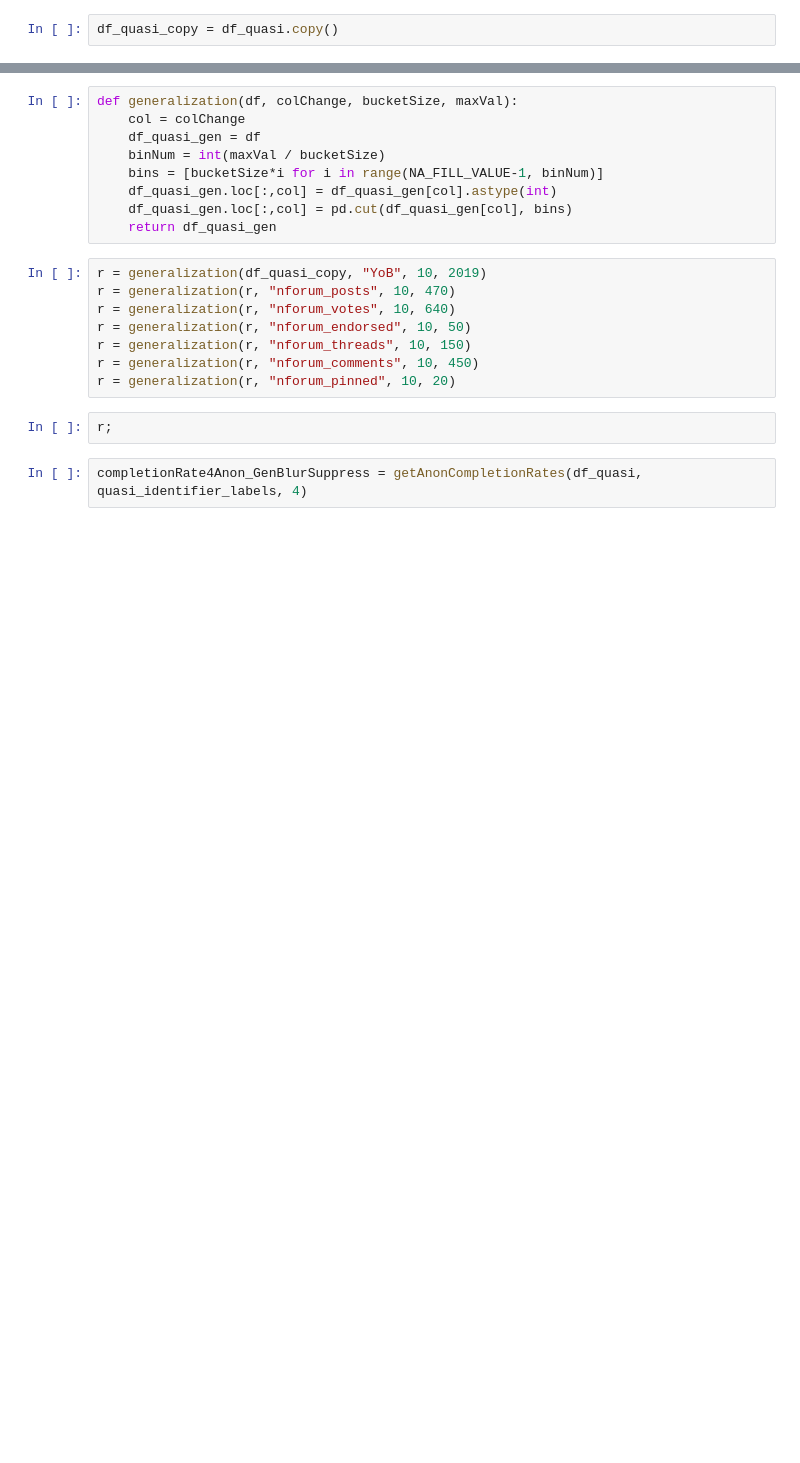
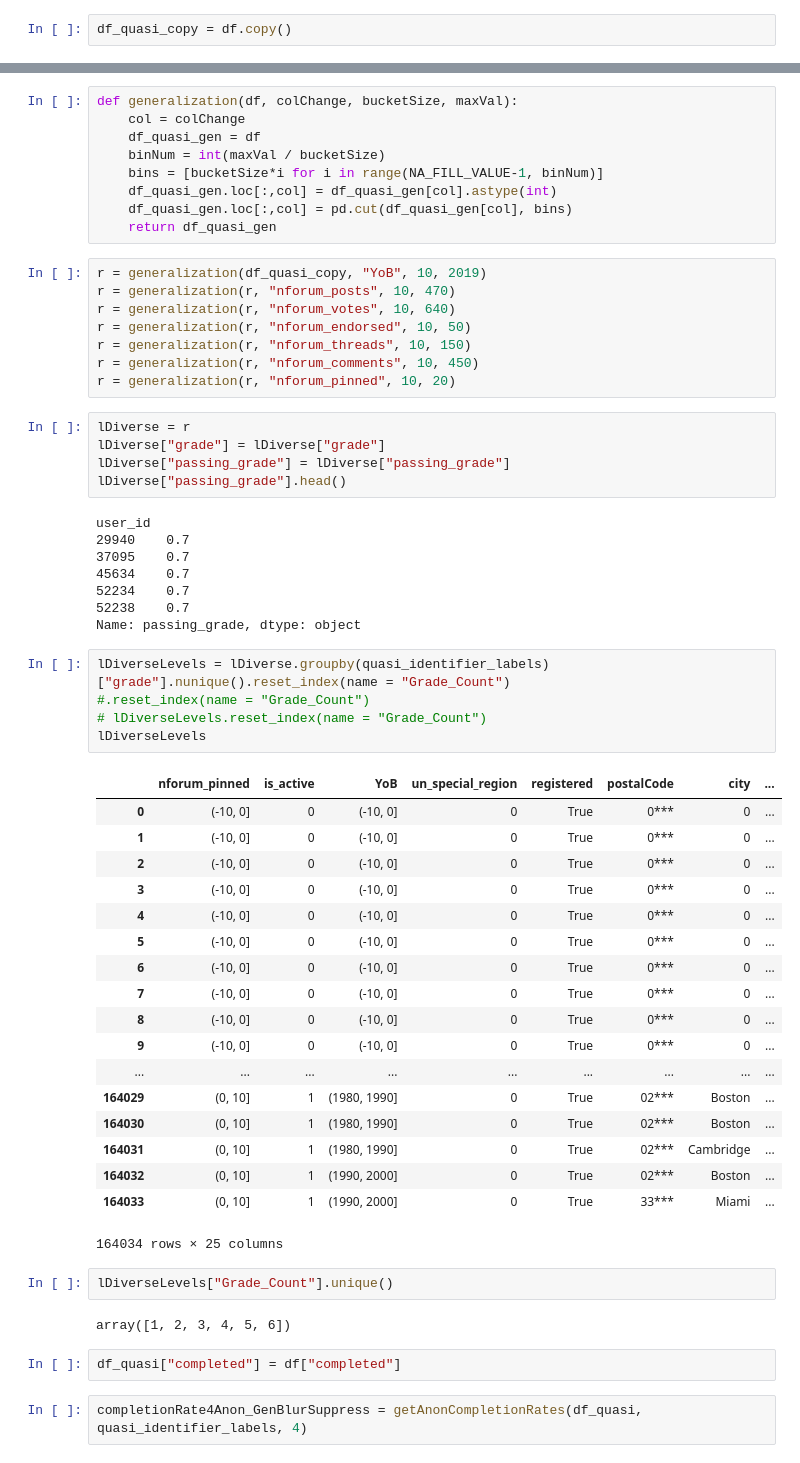
Before and after one commit to mleifer6/APComp221, a Jupyter notebook: identification.ipynb, the cells around one changed output, grey strips where cells are left out. Cells and saved outputs as stored; diff of their text form; blank space fills up the shorter version.

```diff
--- a/identification.ipynb
+++ b/identification.ipynb
@@ -181,7 +181,7 @@ Synthetic Rows Added: 722433
 - Suprression
     - Remaining
 # %%
-df_quasi_copy = df_quasi.copy()
+df_quasi_copy = df.copy()
 # %%
 def blurring(df, col, lenCol):
     df_quasi_blur = df
@@ -206,8 +206,49 @@ r = generalization(r, "nforum_endorsed", 10, 50)
 r = generalization(r, "nforum_threads", 10, 150)
 r = generalization(r, "nforum_comments", 10, 450)
 r = generalization(r, "nforum_pinned", 10, 20)
-# %%
-r;
+# %%
+lDiverse = r
+lDiverse["grade"] = lDiverse["grade"]
+lDiverse["passing_grade"] = lDiverse["passing_grade"]
+lDiverse["passing_grade"].head()
+# %% [output]
+user_id
+29940    0.7
+37095    0.7
+45634    0.7
+52234    0.7
+52238    0.7
+Name: passing_grade, dtype: object
+# %%
+lDiverseLevels = lDiverse.groupby(quasi_identifier_labels)["grade"].nunique().reset_index(name = "Grade_Count")
+#.reset_index(name = "Grade_Count")
+# lDiverseLevels.reset_index(name = "Grade_Count")
+lDiverseLevels
+# %% [output]
+|  | nforum_pinned | is_active | YoB | un_special_region | registered | postalCode | city | ... |
+| 0 | (-10, 0] | 0 | (-10, 0] | 0 | True | 0*** | 0 | ... |
+| 1 | (-10, 0] | 0 | (-10, 0] | 0 | True | 0*** | 0 | ... |
+| 2 | (-10, 0] | 0 | (-10, 0] | 0 | True | 0*** | 0 | ... |
+| 3 | (-10, 0] | 0 | (-10, 0] | 0 | True | 0*** | 0 | ... |
+| 4 | (-10, 0] | 0 | (-10, 0] | 0 | True | 0*** | 0 | ... |
+| 5 | (-10, 0] | 0 | (-10, 0] | 0 | True | 0*** | 0 | ... |
+| 6 | (-10, 0] | 0 | (-10, 0] | 0 | True | 0*** | 0 | ... |
+| 7 | (-10, 0] | 0 | (-10, 0] | 0 | True | 0*** | 0 | ... |
+| 8 | (-10, 0] | 0 | (-10, 0] | 0 | True | 0*** | 0 | ... |
+| 9 | (-10, 0] | 0 | (-10, 0] | 0 | True | 0*** | 0 | ... |
+| ... | ... | ... | ... | ... | ... | ... | ... | ... |
+| 164029 | (0, 10] | 1 | (1980, 1990] | 0 | True | 02*** | Boston | ... |
+| 164030 | (0, 10] | 1 | (1980, 1990] | 0 | True | 02*** | Boston | ... |
+| 164031 | (0, 10] | 1 | (1980, 1990] | 0 | True | 02*** | Cambridge | ... |
+| 164032 | (0, 10] | 1 | (1990, 2000] | 0 | True | 02*** | Boston | ... |
+| 164033 | (0, 10] | 1 | (1990, 2000] | 0 | True | 33*** | Miami | ... |
+164034 rows × 25 columns
+# %%
+lDiverseLevels["Grade_Count"].unique()
+# %% [output]
+array([1, 2, 3, 4, 5, 6])
+# %%
+df_quasi["completed"] = df["completed"]
 # %%
 completionRate4Anon_GenBlurSuppress = getAnonCompletionRates(df_quasi, quasi_identifier_labels, 4)
 # %%
```
Also changed, not shown: parts of 10 cells of this notebook, 1 other file.
